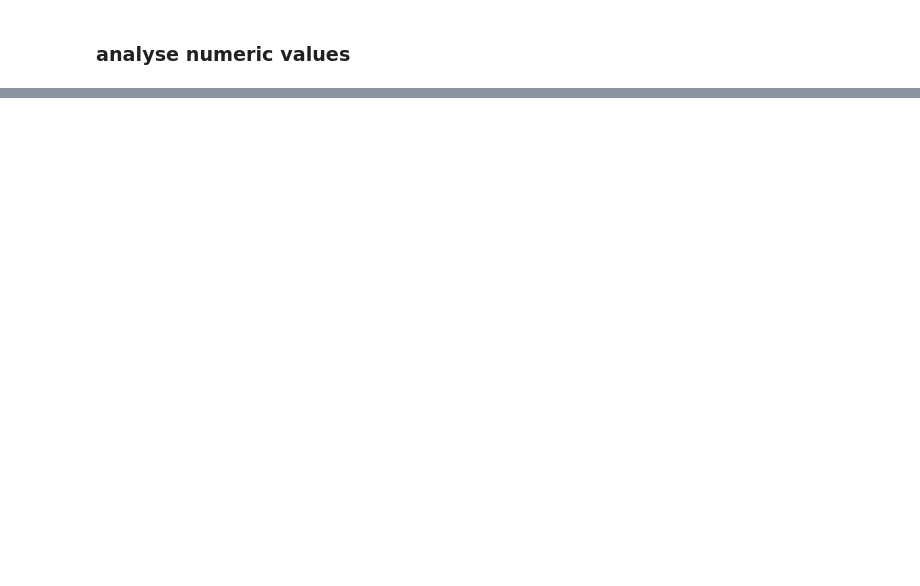
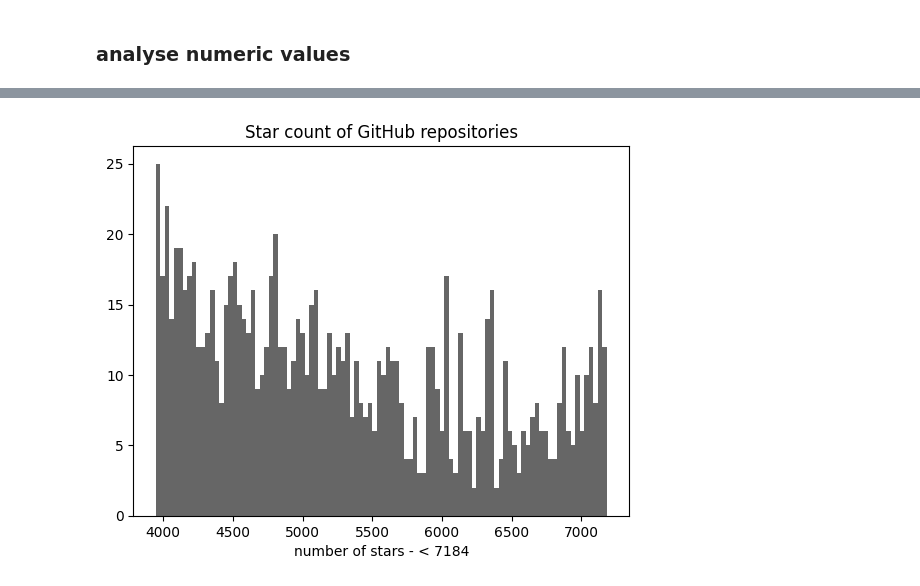
Before and after one commit to df1000/ma_automated_documentation, a Jupyter notebook: preprocessing/analyse_repos_metadata.ipynb, the cells around one changed output, grey strips where cells are left out. Cells and saved outputs as stored; diff of their text form; code cells hidden in the pictures; blank space fills up the shorter version.

```diff
--- a/preprocessing/analyse_repos_metadata.ipynb
+++ b/preprocessing/analyse_repos_metadata.ipynb
@@ -152,3 +153,11 @@ plt.show()
+# %%
+plt.hist(df['stargazers_count'], color='0.4', bins=100)
+plt.xlabel('number of stars - < 7184')
+plt.title('Star count of GitHub repositories')
+
+plt.show()
+# %% [output]
+[figure, added]
 # %%
 plt.boxplot(df[['stargazers_count']], tick_labels=['number of stars'])
 
```
Also changed, not shown: parts of 9 cells of this notebook, 3 other files.
